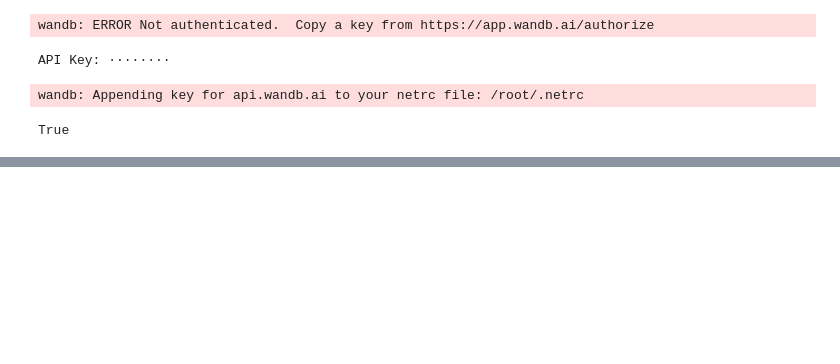
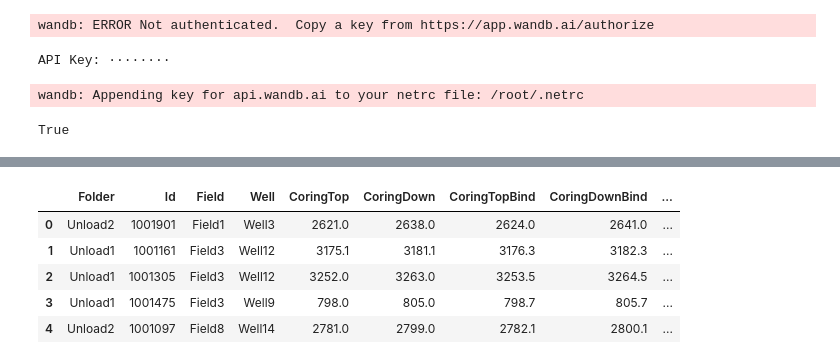
Before and after one commit to nuvard/kern_segmentation, a Jupyter notebook: notebooks/train.ipynb, the cells around one changed output, grey strips where cells are left out. Saved outputs shown, nothing was run; the diff lists cells and outputs as text; code cells hidden in the pictures; blank space fills up the shorter version.

```diff
--- a/notebooks/train.ipynb
+++ b/notebooks/train.ipynb
@@ -39,0 +19,12 @@ Successfully installed llvmlite-0.30.0 numba-0.46.0
+# %%
+import pandas as pd
+
+uf = pd.read_csv("../data/train_data_uf.csv")
+uf.head()
+# %% [output]
+|  | Folder | Id | Field | Well | CoringTop | CoringDown | CoringTopBind | CoringDownBind | ... |
+| 0 | Unload2 | 1001901 | Field1 | Well3 | 2621.0 | 2638.0 | 2624.0 | 2641.0 | ... |
+| 1 | Unload1 | 1001161 | Field3 | Well12 | 3175.1 | 3181.1 | 3176.3 | 3182.3 | ... |
+| 2 | Unload1 | 1001305 | Field3 | Well12 | 3252.0 | 3263.0 | 3253.5 | 3264.5 | ... |
+| 3 | Unload1 | 1001475 | Field3 | Well9 | 798.0 | 805.0 | 798.7 | 805.7 | ... |
+| 4 | Unload2 | 1001097 | Field8 | Well14 | 2781.0 | 2799.0 | 2782.1 | 2800.1 | ... |
```
Also changed, not shown: parts of 7 cells of this notebook, 10 other files.
